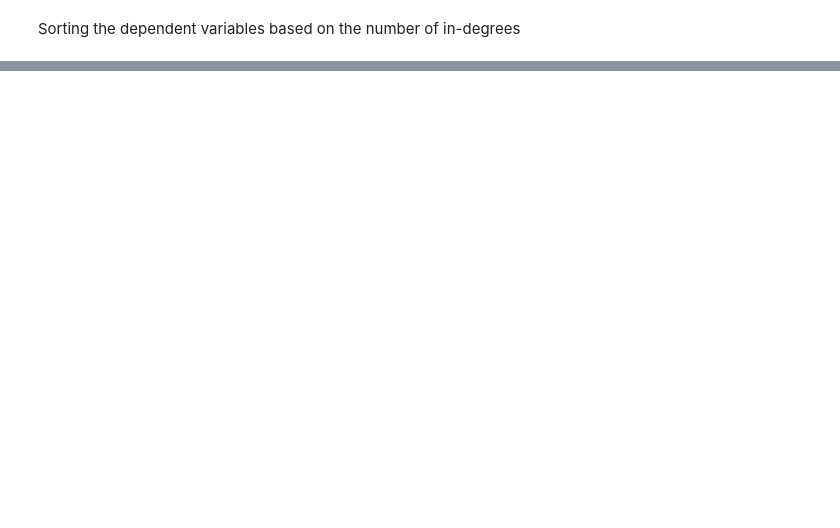
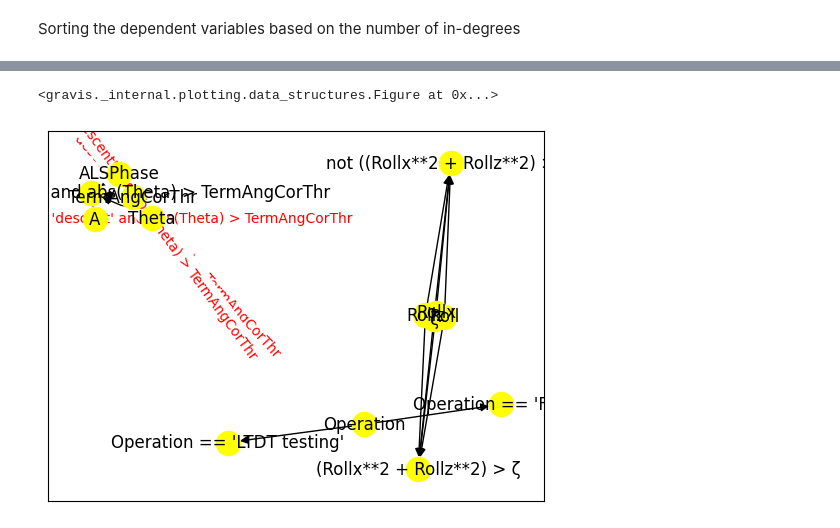
Before and after one commit to Shakthi-2406/automated_test_case_generation, a Jupyter notebook: test_case_generation.ipynb, the cells around one changed output, grey strips where cells are left out. Cells and saved outputs as stored; diff of their text form; code cells hidden in the pictures; blank space fills up the shorter version.

```diff
--- a/test_case_generation.ipynb
+++ b/test_case_generation.ipynb
@@ -271,0 +561,54 @@ plt.show()
+# %%
+edges = []
+edge_labels = {}
+
+for var, equations in equations_dict.items():
+    for equation in equations:
+        edges += [(pre_req_var, var, equation['condition'], equation['equation']) for pre_req_var in equation['condition_pre_requisites']]
+        new_edge_labels = {(pre_req_var, var) : equation['condition'] for pre_req_var in equation['condition_pre_requisites']}
+        edge_labels.update(new_edge_labels)
+
+edge_label_index = 2
+
+G = nx.DiGraph(directed=True)
+
+for edge in edges:
+    G.add_node(edge[0])
+    G.add_node(edge[edge_label_index])
+
+for edge in edges:
+    G.add_edge(edge[0], edge[edge_label_index], label=edge[2])
+    G.edges[edge[0], edge[edge_label_index]].update({'label': edge[2]})
+
+gv.d3(G, show_edge_label=True, edge_label_data_source='label',
+    layout_algorithm_active=True,
+    use_collision_force=True,
+    collision_force_radius=60,
+    edge_label_rotation=0,
+    edge_label_size_factor=1,
+    edge_label_font='bold',
+    zoom_factor=1.5,
+    many_body_force_strength=10)
+# %% [output]
+<gravis._internal.plotting.data_structures.Figure at 0x...>
+# %%
+try:
+    pos = nx.spring_layout(G)
+    options = {
+        'node_color': 'yellow',
+        'node_size': 300,
+        'width': 1,
+        'arrowstyle': '-|>',
+        'arrowsize': 12,
+        'labels' : {node: node for node in G.nodes()}
+    }
+    nx.draw_networkx(G, pos, arrows=True, **options)
+    nx.draw_networkx_edge_labels(
+        G, pos,
+        edge_labels=edge_labels,
+        font_color='red'
+    )
+except:
+    pass
+# %% [output]
+[figure, added]
```
Also changed, not shown: parts of 46 cells of this notebook, 2 other files.
